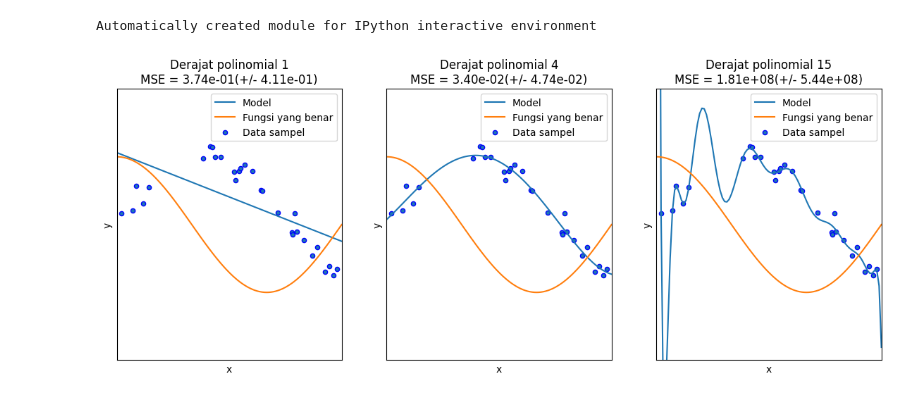
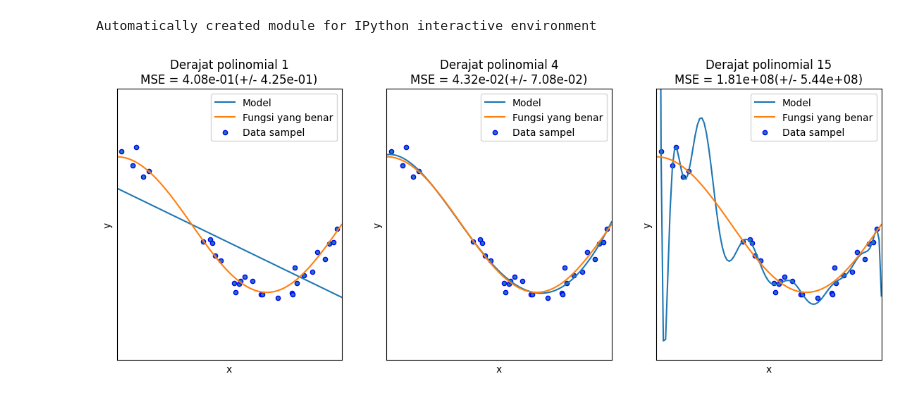
Before and after one commit to dickyzibran/Machine-Learning, a Jupyter notebook: Bab 1 Pengenalan/overfitting and underfitting.ipynb, the cells around one changed output. Cells and saved outputs as stored; diff of their text form; code cells hidden in the pictures.

```diff
--- a/Bab 1 Pengenalan/overfitting and underfitting.ipynb
+++ b/Bab 1 Pengenalan/overfitting and underfitting.ipynb
@@ -16,30 +16,30 @@ n_samples = 30
 degrees = [1, 4, 15]
 # %%
 X = np.sort(np.random.rand(n_samples))
-y = np.sin(4 * X) + np.random.randn(n_samples) * 0.1
+y = true_fun(X) + np.random.randn(n_samples) * 0.1
 plt.figure(figsize=(14, 5))
 for i in range(len(degrees)):
     ax = plt.subplot(1, len(degrees), i + 1)
     plt.setp(ax, xticks=(), yticks=())
     polynomial_features = PolynomialFeatures(degree=degrees[i], include_bias=False)
     linear_regression = LinearRegression()
     pipeline = Pipeline([("polynomial_features", polynomial_features), ("linear_regression", linear_regression)])
     pipeline.fit(X[:, np.newaxis], y)
 
     # Mengeavaluasi model menggunakan cross-validation
     scores = cross_val_score(pipeline, X[:, np.newaxis], y, scoring="neg_mean_squared_error", cv=10)
 
     X_test = np.linspace(0, 1, 100)
     plt.plot(X_test, pipeline.predict(X_test[:, np.newaxis]), label="Model")
     plt.plot(X_test, true_fun(X_test), label="Fungsi yang benar")
     plt.scatter(X, y, edgecolor="b", s=20, label="Data sampel")
     plt.xlabel("x")
     plt.ylabel("y")
     plt.xlim((0, 1))
     plt.ylim((-2, 2))
     plt.legend(loc="best")
     plt.title("Derajat polinomial {}\nMSE = {:.2e}(+/- {:.2e})".format(degrees[i], -scores.mean(), scores.std()))
 
 plt.show()
 # %% [output]
-[figure, old version]
+[figure, new version]
```
